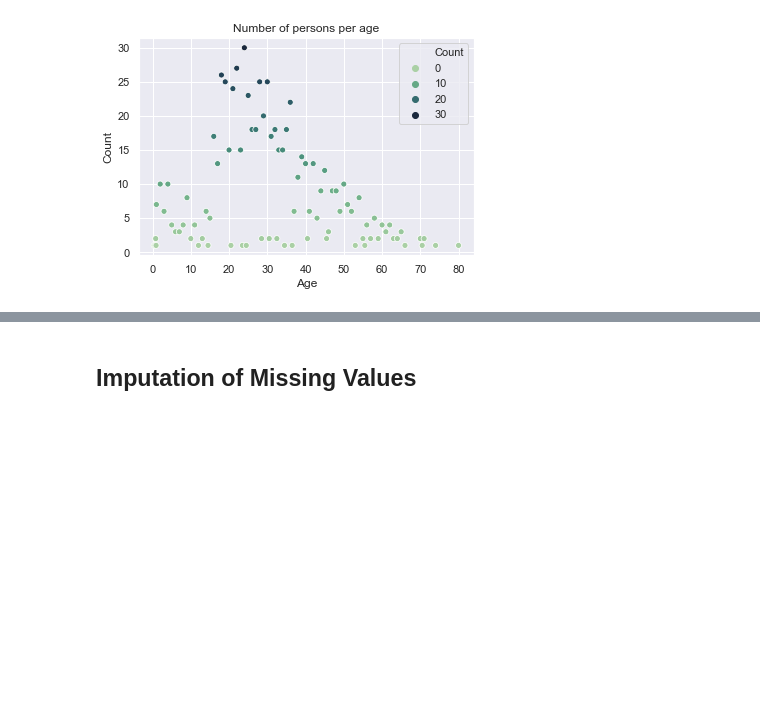
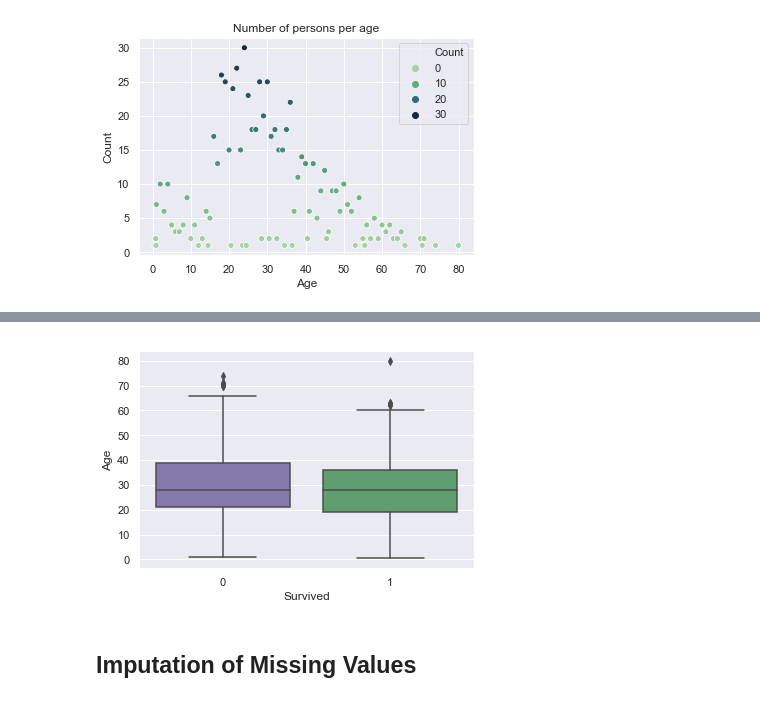
Before and after one commit to itudoben/kaggle-titanic, a Jupyter notebook: src/notebooks/titanic_dataset_survival.ipynb, the cells around one changed output, grey strips where cells are left out. Saved outputs shown, nothing was run; the diff lists cells and outputs as text; code cells hidden in the pictures; blank space fills up the shorter version.

```diff
--- a/src/notebooks/titanic_dataset_survival.ipynb
+++ b/src/notebooks/titanic_dataset_survival.ipynb
@@ -190,3 +253,8 @@ plt.show()
+# %%
+sns.boxplot(x="Survived", y="Age", palette=["m", "g"], data=df_tmp)
+plt.show()
+# %% [output]
+[figure, added]
 # %% [markdown]
 ## Imputation of Missing Values
 # %%
```
Also changed, not shown: parts of 26 cells of this notebook.
